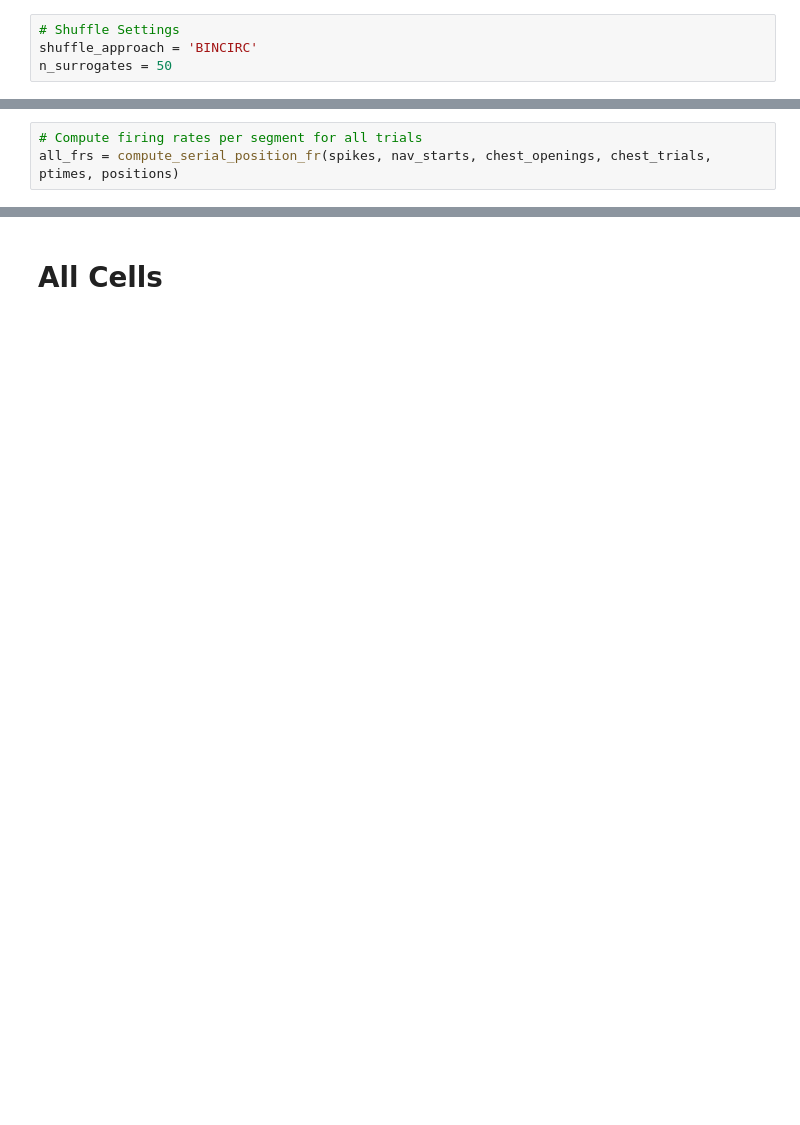
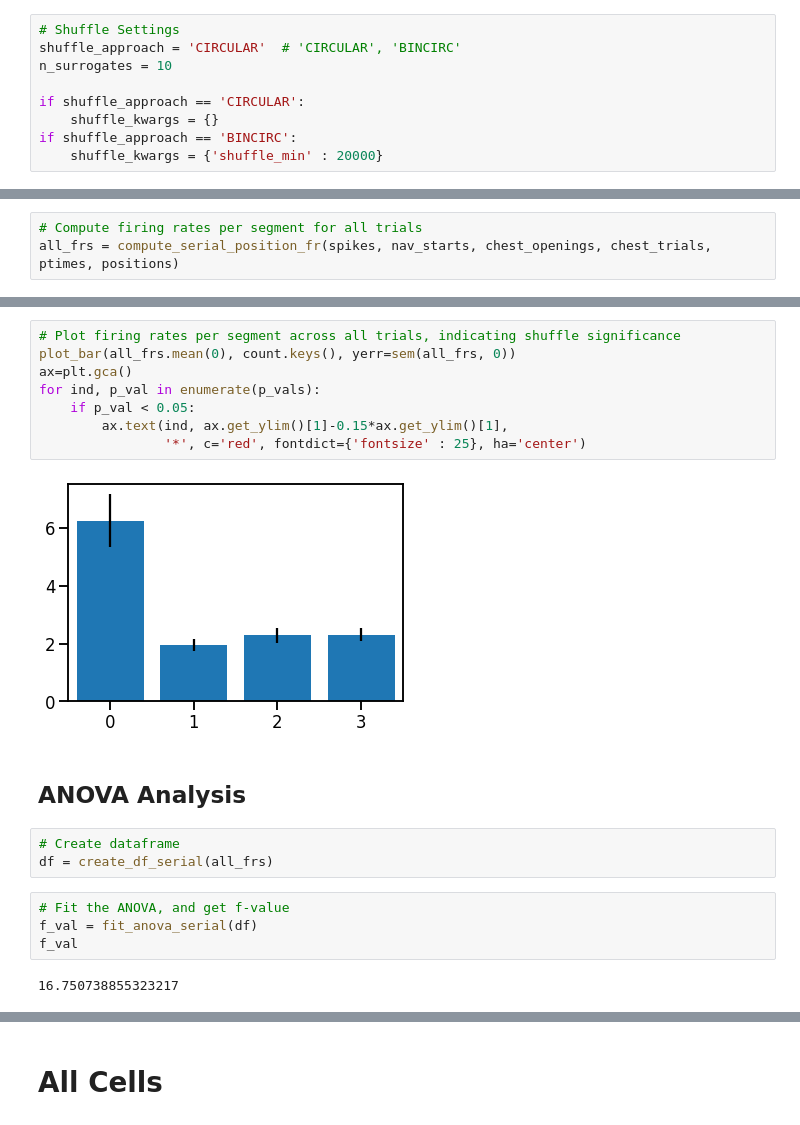
Before and after one commit to HSUPipeline/AnalyzeTH, a Jupyter notebook: notebooks/04-SerialPositionCells.ipynb, the cells around one changed output, grey strips where cells are left out. Saved outputs shown, nothing was run; the diff lists cells and outputs as text; blank space fills up the shorter version.

```diff
--- a/notebooks/04-SerialPositionCells.ipynb
+++ b/notebooks/04-SerialPositionCells.ipynb
@@ -45,8 +52,13 @@ subj = 'wv001'
 session = 2
 # %%
 # Shuffle Settings
-shuffle_approach = 'BINCIRC'
-n_surrogates = 50
+shuffle_approach = 'CIRCULAR'  # 'CIRCULAR', 'BINCIRC'
+n_surrogates = 10
+
+if shuffle_approach == 'CIRCULAR':
+    shuffle_kwargs = {}
+if shuffle_approach == 'BINCIRC':
+    shuffle_kwargs = {'shuffle_min' : 20000}
 # %%
 # Set example unit to analyze
 uind = 74
@@ -192,0 +198,21 @@ for ind, p_val in enumerate(surr_p_vals):
+# %%
+# Plot firing rates per segment across all trials, indicating shuffle significance
+plot_bar(all_frs.mean(0), count.keys(), yerr=sem(all_frs, 0))
+ax=plt.gca()
+for ind, p_val in enumerate(p_vals):
+    if p_val < 0.05:
+        ax.text(ind, ax.get_ylim()[1]-0.15*ax.get_ylim()[1],
+                '*', c='red', fontdict={'fontsize' : 25}, ha='center')
+# %% [output]
+[figure, added]
+# %% [markdown]
+## ANOVA Analysis
+# %%
+# Create dataframe
+df = create_df_serial(all_frs)
+# %%
+# Fit the ANOVA, and get f-value
+f_val = fit_anova_serial(df)
+f_val
+# %% [output]
+16.750738855323217
```
Also changed, not shown: parts of 34 cells of this notebook, 1 other file.
